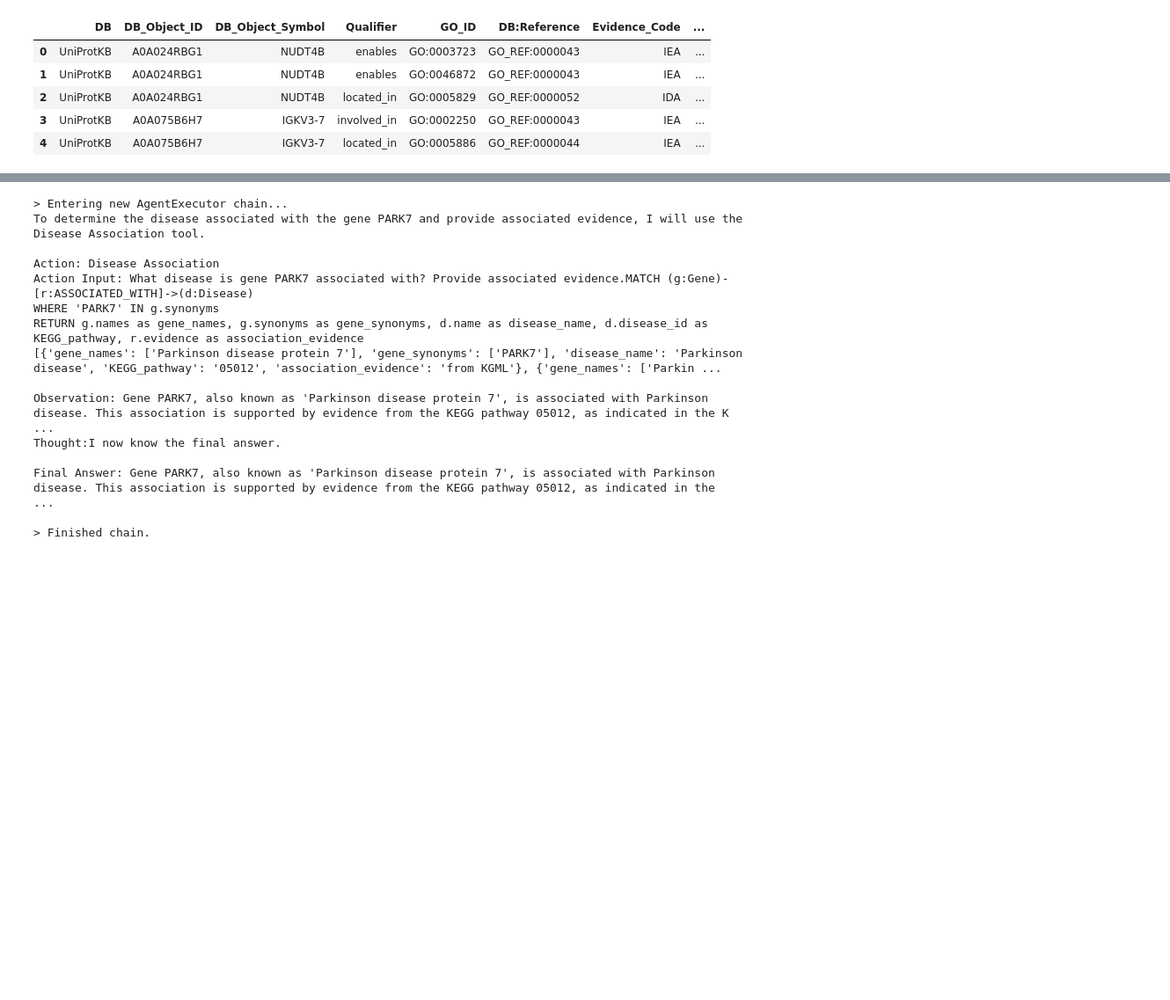
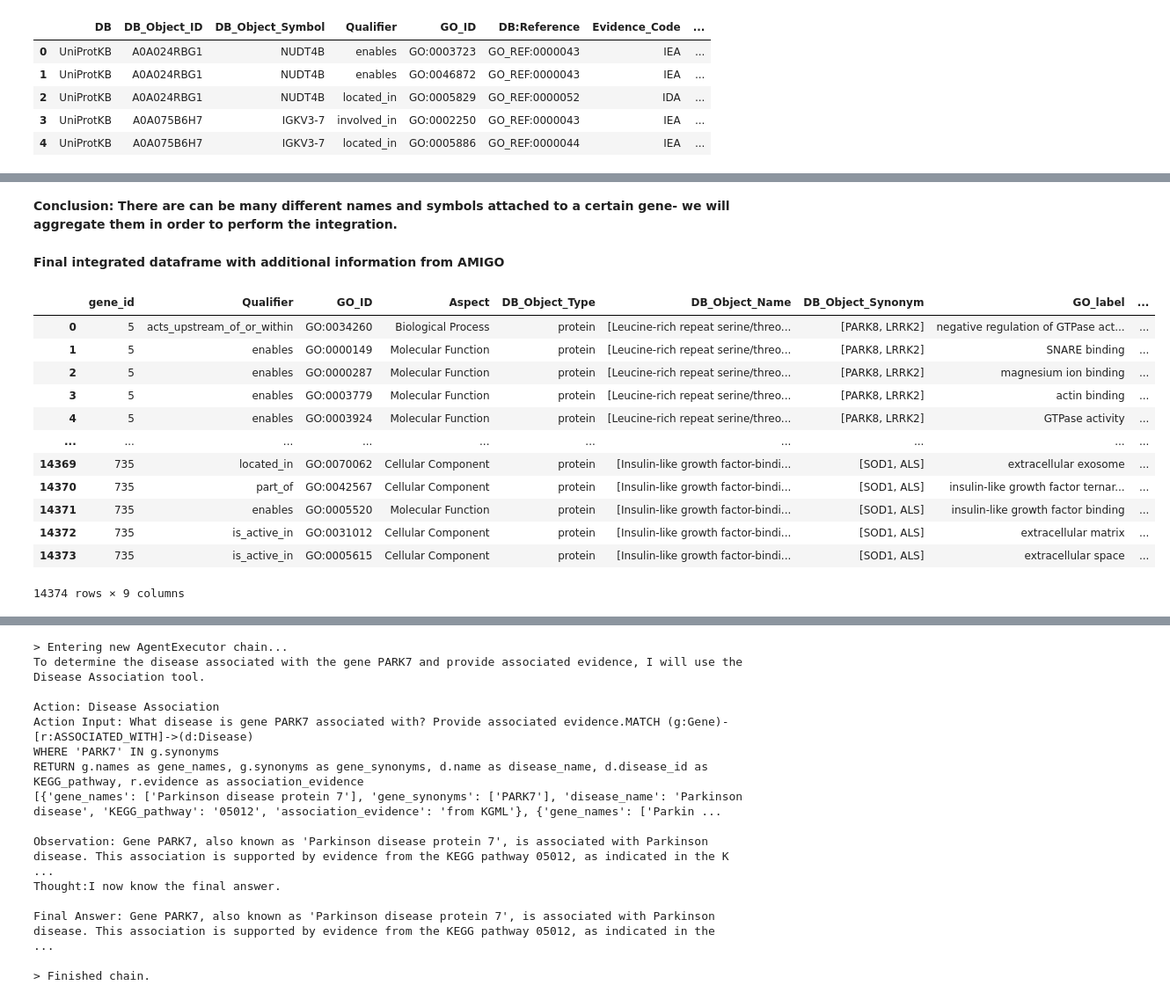
Before and after one commit to evangelosroutis/hypothesis-generation, a Jupyter notebook: demo.ipynb, the cells around one changed output, grey strips where cells are left out. Shown at 88% size. Cells and saved outputs as stored; diff of their text form; code cells hidden in the pictures; blank space fills up the shorter version.

```diff
--- a/demo.ipynb
+++ b/demo.ipynb
@@ -382,2 +141,0 @@ go_df
-# %%
-aspect_dict={"P":"Biological Process", "F":"Molecular Function", "C":"Cellular Component"}
@@ -402,38 +141,0 @@ merged
-# %%
-#LOAD config.yaml
-def kegg_go_integration(kgml_path: str, gaf_path: str) -> pd.DataFrame:
-    """
-    Integrates KEGG and GO data.
-
-    Args:
-        kgml_path (str): Path to the KEGG KGML file.
-        gaf_path (str): Path to the GO GAF file.
-
-    Returns:
-        pd.DataFrame: Merged DataFrame with integrated KEGG and GO data.
-    """
-    # Parse KEGG data
-    kegg_genes=parse_kgml(kgml_path)['genes']
-    kegg_df=pd.DataFrame(kegg_genes,columns=['gene_id','gene_symbols'])
-    kegg_exploded_df=kegg_df.explode('gene_symbols')
-
-    # Parse GAF data
-    gaf_df=parse_gaf(gaf_path)[['Qualifier','GO_ID','Aspect','DB_Object_Name','DB_Object_Synonym','DB_Object_Type']]
-    gaf_exploded_df=gaf_df.explode('DB_Object_Synonym')
-
-    # Merge KEGG and GAF on common synonyms
-    merged_df=pd.merge(kegg_exploded_df,gaf_exploded_df,left_on='gene_symbols',right_on='DB_Object_Synonym',how='inner').drop_duplicates()
-
-    # Aggregate all synonyms and names by gene_id
-    agg_names_synonyms_df=merged_df[['gene_id','DB_Object_Name','DB_Object_Synonym']].groupby('gene_id').agg(lambda x:list(set(x))).reset_index()
-
-    # Merge merged_df with agg_names_synonyms_df so that all gene_id entries have consistent names and symbols
-    merged_df=pd.merge(merged_df[['gene_id','Qualifier','GO_ID','Aspect','DB_Object_Type']],agg_names_synonyms_df)
-
-    #Get dataframe with GO_IDs and their descriptions
-    go_df=go_id_description(merged_df)
-
-    # Merge GO descriptions and replace aspect values
-    merged_df=pd.merge(merged_df,go_df,on='GO_ID').replace({'Aspect':aspect_dict})
-
-    return merged_df
@@ -1391,0 +225,21 @@ agent= initialize_agent(
+# %% [markdown]
+**Conclusion: There are can be many different names and symbols attached to a certain gene- we will aggregate them in order to perform the integration.**
+# %% [markdown]
+**Final integrated dataframe with additional information from AMIGO**
+# %%
+#the final aggregated dataframe is as follows- each row corresponds to a unique tuple (gene, Qualifier, GO_ID, Aspect, DB_Object_Type)
+kegg_go_integration(test_kgml_path,gaf_path,aspect_dict)
+# %% [output]
+|  | gene_id | Qualifier | GO_ID | Aspect | DB_Object_Type | DB_Object_Name | DB_Object_Synonym | GO_label | ... |
+| 0 | 5 | acts_upstream_of_or_within | GO:0034260 | Biological Process | protein | [Leucine-rich repeat serine/threo... | [PARK8, LRRK2] | negative regulation of GTPase act... | ... |
+| 1 | 5 | enables | GO:0000149 | Molecular Function | protein | [Leucine-rich repeat serine/threo... | [PARK8, LRRK2] | SNARE binding | ... |
+| 2 | 5 | enables | GO:0000287 | Molecular Function | protein | [Leucine-rich repeat serine/threo... | [PARK8, LRRK2] | magnesium ion binding | ... |
+| 3 | 5 | enables | GO:0003779 | Molecular Function | protein | [Leucine-rich repeat serine/threo... | [PARK8, LRRK2] | actin binding | ... |
+| 4 | 5 | enables | GO:0003924 | Molecular Function | protein | [Leucine-rich repeat serine/threo... | [PARK8, LRRK2] | GTPase activity | ... |
+| ... | ... | ... | ... | ... | ... | ... | ... | ... | ... |
+| 14369 | 735 | located_in | GO:0070062 | Cellular Component | protein | [Insulin-like growth factor-bindi... | [SOD1, ALS] | extracellular exosome | ... |
+| 14370 | 735 | part_of | GO:0042567 | Cellular Component | protein | [Insulin-like growth factor-bindi... | [SOD1, ALS] | insulin-like growth factor ternar... | ... |
+| 14371 | 735 | enables | GO:0005520 | Molecular Function | protein | [Insulin-like growth factor-bindi... | [SOD1, ALS] | insulin-like growth factor binding | ... |
+| 14372 | 735 | is_active_in | GO:0031012 | Cellular Component | protein | [Insulin-like growth factor-bindi... | [SOD1, ALS] | extracellular matrix | ... |
+| 14373 | 735 | is_active_in | GO:0005615 | Cellular Component | protein | [Insulin-like growth factor-bindi... | [SOD1, ALS] | extracellular space | ... |
+14374 rows × 9 columns
```
Also changed, not shown: parts of 98 cells of this notebook.
